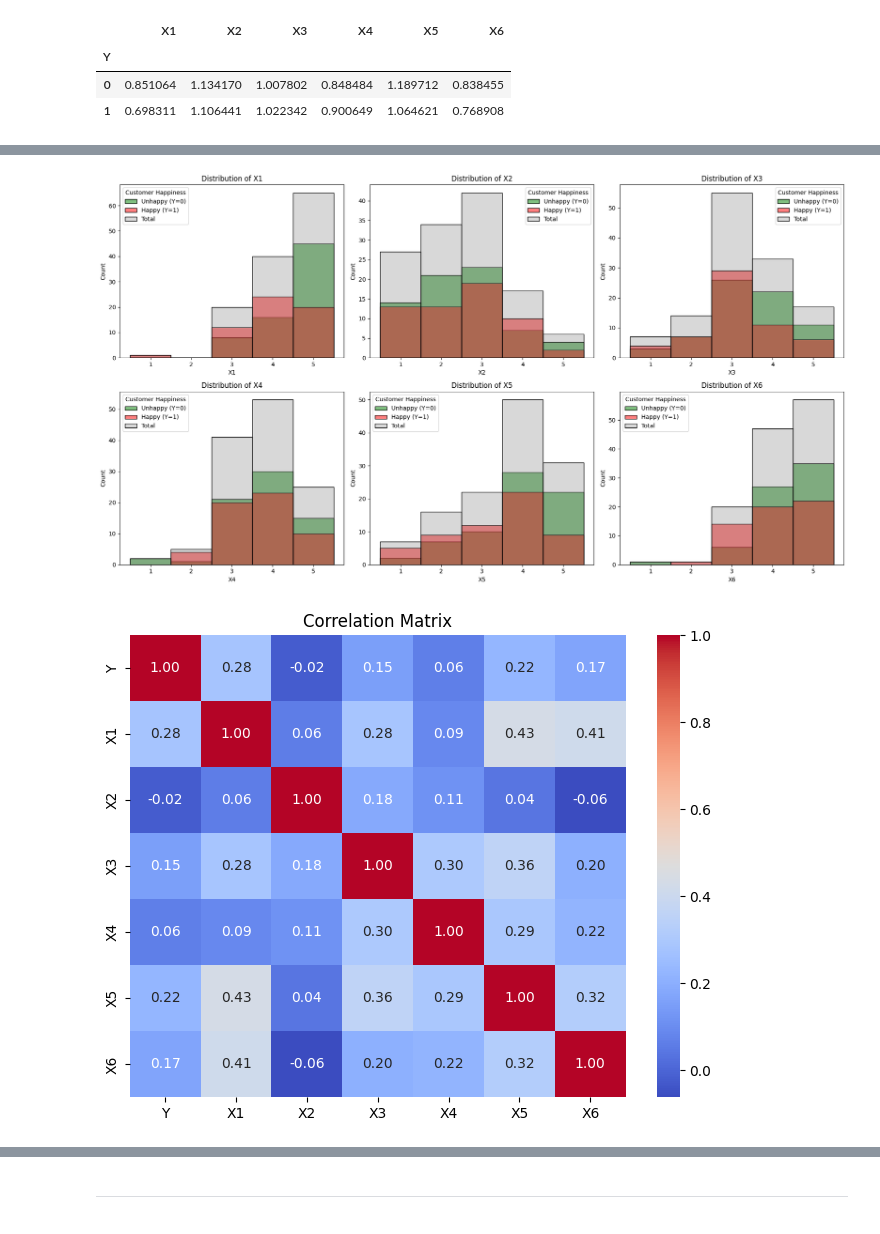
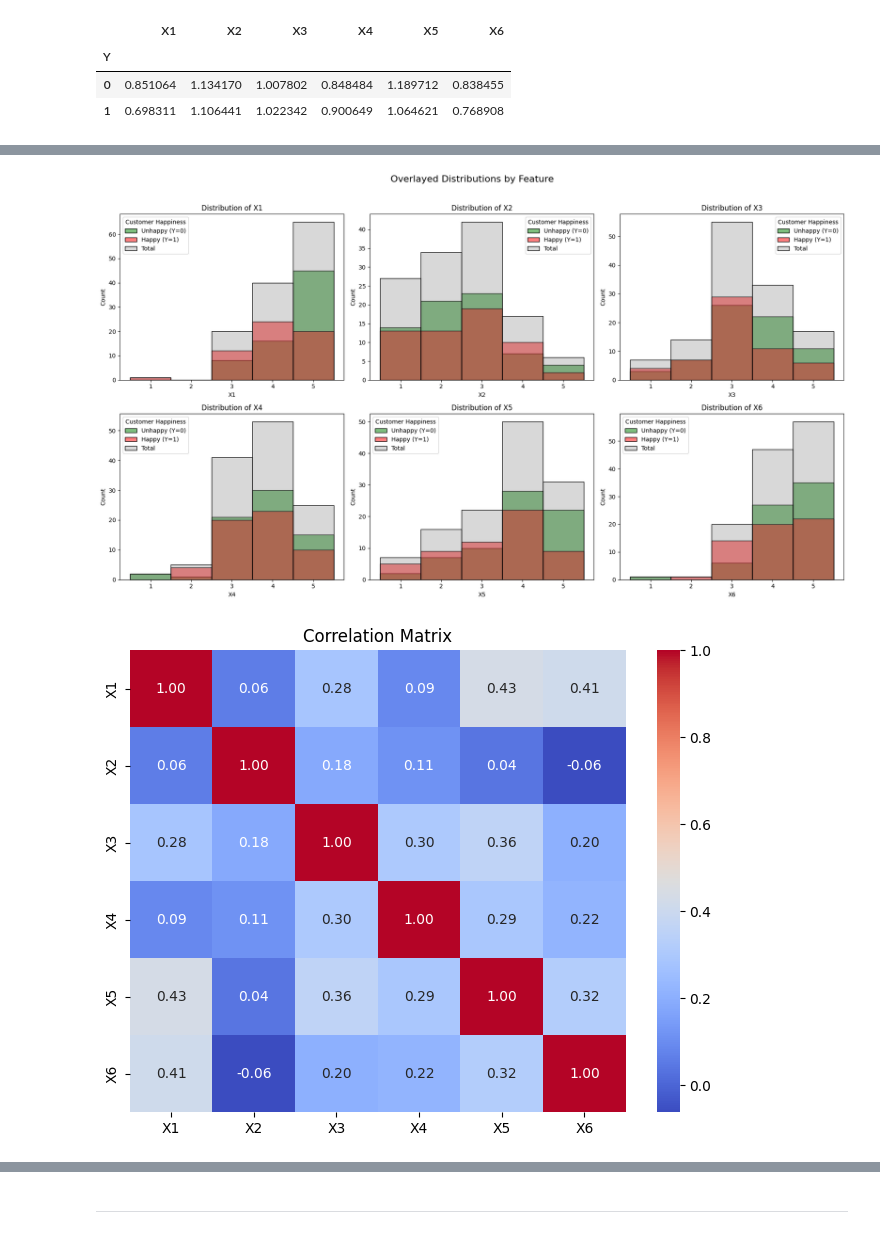
Before and after one commit to FederCO23/LZQxEzGjrpgnXu10, a Jupyter notebook: HappyCustomers.ipynb, the cells around one changed output, grey strips where cells are left out. Cells and saved outputs as stored; diff of their text form; code cells hidden in the pictures.

```diff
--- a/HappyCustomers.ipynb
+++ b/HappyCustomers.ipynb
@@ -163,14 +193,15 @@ for i, col in enumerate(features):
     axes[i].set_xlabel(col)
     axes[i].set_ylabel('Count')
 
+plt.suptitle("Overlayed Distributions by Feature", fontsize=16, y=1.02)
 plt.tight_layout()
 plt.show()
 # %% [output]
-[figure, old version]
+[figure, new version]
 # %%
 plt.figure(figsize=(8,6))
-sns.heatmap(df.corr(), annot=True, cmap='coolwarm', fmt=".2f")
+sns.heatmap(df.drop('Y', axis=1).corr(), annot=True, cmap='coolwarm', fmt=".2f")
 plt.title("Correlation Matrix")
 plt.show()
 # %% [output]
-[figure, old version]
+[figure, new version]
```
Also changed, not shown: parts of 64 cells of this notebook.
